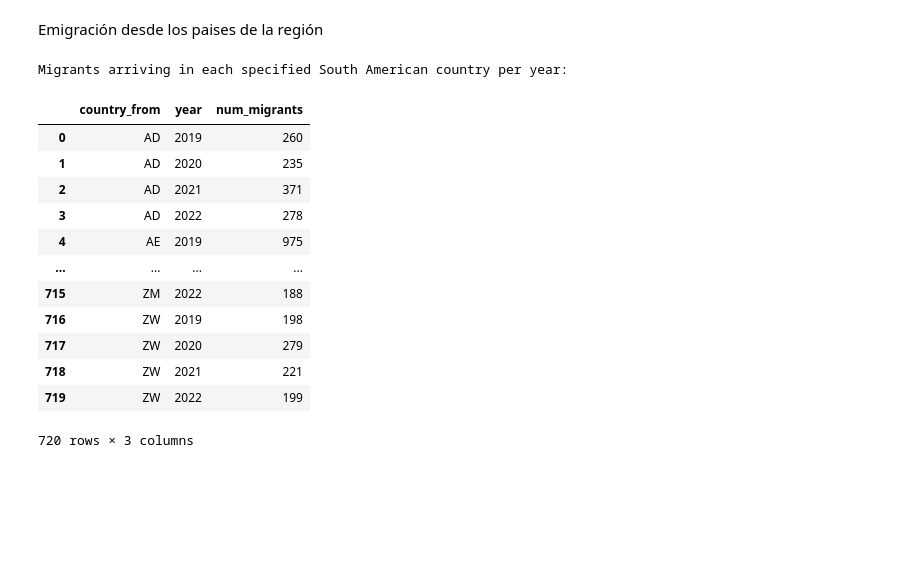
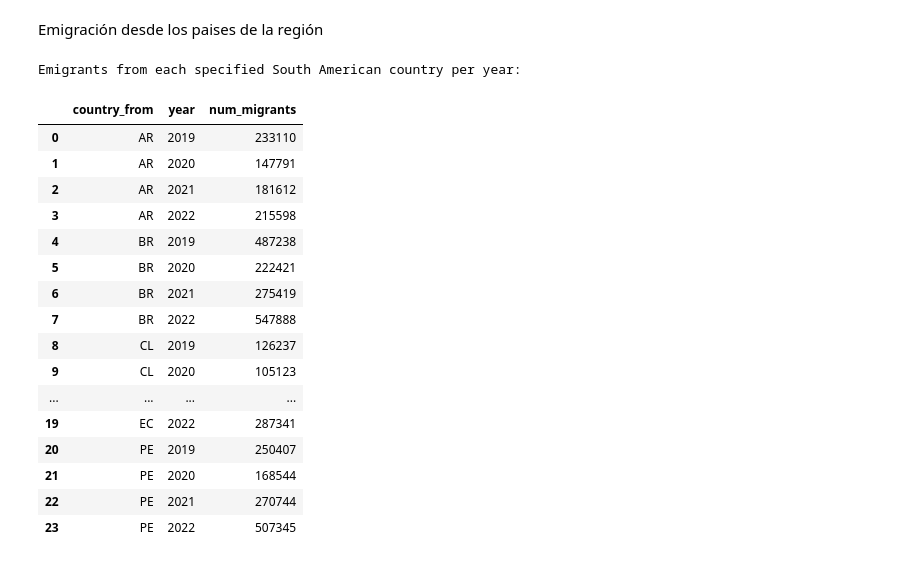
Before and after one commit to natdebandi/research_migration, a Jupyter notebook: migratory_flows_LATAM.ipynb, the cells around one changed output. Drawn from its saved outputs; the diff is of its cells as text; code cells hidden in the pictures; blank space fills up the shorter version.

```diff
--- a/migratory_flows_LATAM.ipynb
+++ b/migratory_flows_LATAM.ipynb
@@ -197,31 +197,37 @@ plt.xticks(df_sorted['year'].unique())
 Emigración desde los paises de la región
 # %%
 # Define the list of target countries (using their Alpha-2 codes)
-target_countries = ['AR','CO', 'CL', 'BR', 'PE', 'UY', 'EC', 'BO', 'PY']
+
+target_countries = ['AR','CO', 'CL', 'BR', 'PE', 'EC']
+#target_countries = ['AR','CO', 'CL', 'BR', 'PE', 'UY', 'EC', 'BO', 'PY']
 
 # Filter for migrants arriving in the target countries
 migrants_from_region = grouped_df[grouped_df['country_from'].isin(target_countries)]
 
 # Group by country_to and year, and sum the number of migrants arriving in each country
-migrants_from_region_yearly_country = migrants_to_region.groupby(['country_from', 'year'])['num_migrants'].sum().reset_index()
+migrants_from_region_yearly_country = migrants_from_region.groupby(['country_from', 'year'])['num_migrants'].sum().reset_index()
 
-print("Migrants arriving in each specified South American country per year:")
+print("Emigrants from each specified South American country per year:")
 display(migrants_from_region_yearly_country)
 # %% [output]
-Migrants arriving in each specified South American country per year:
+Emigrants from each specified South American country per year:
 |  | country_from | year | num_migrants |
-| 0 | AD | 2019 | 260 |
-| 1 | AD | 2020 | 235 |
-| 2 | AD | 2021 | 371 |
-| 3 | AD | 2022 | 278 |
-| 4 | AE | 2019 | 975 |
+| 0 | AR | 2019 | 233110 |
+| 1 | AR | 2020 | 147791 |
+| 2 | AR | 2021 | 181612 |
+| 3 | AR | 2022 | 215598 |
+| 4 | BR | 2019 | 487238 |
+| 5 | BR | 2020 | 222421 |
+| 6 | BR | 2021 | 275419 |
+| 7 | BR | 2022 | 547888 |
+| 8 | CL | 2019 | 126237 |
+| 9 | CL | 2020 | 105123 |
 | ... | ... | ... | ... |
-| 715 | ZM | 2022 | 188 |
-| 716 | ZW | 2019 | 198 |
-| 717 | ZW | 2020 | 279 |
-| 718 | ZW | 2021 | 221 |
-| 719 | ZW | 2022 | 199 |
+| 19 | EC | 2022 | 287341 |
+| 20 | PE | 2019 | 250407 |
+| 21 | PE | 2020 | 168544 |
+| 22 | PE | 2021 | 270744 |
+| 23 | PE | 2022 | 507345 |
-720 rows × 3 columns
 # %%
 def _plot_series(series, series_name, series_index=0):
   palette = list(sns.palettes.mpl_palette('Dark2'))
```
Also changed, not shown: parts of 1 cell of this notebook.
